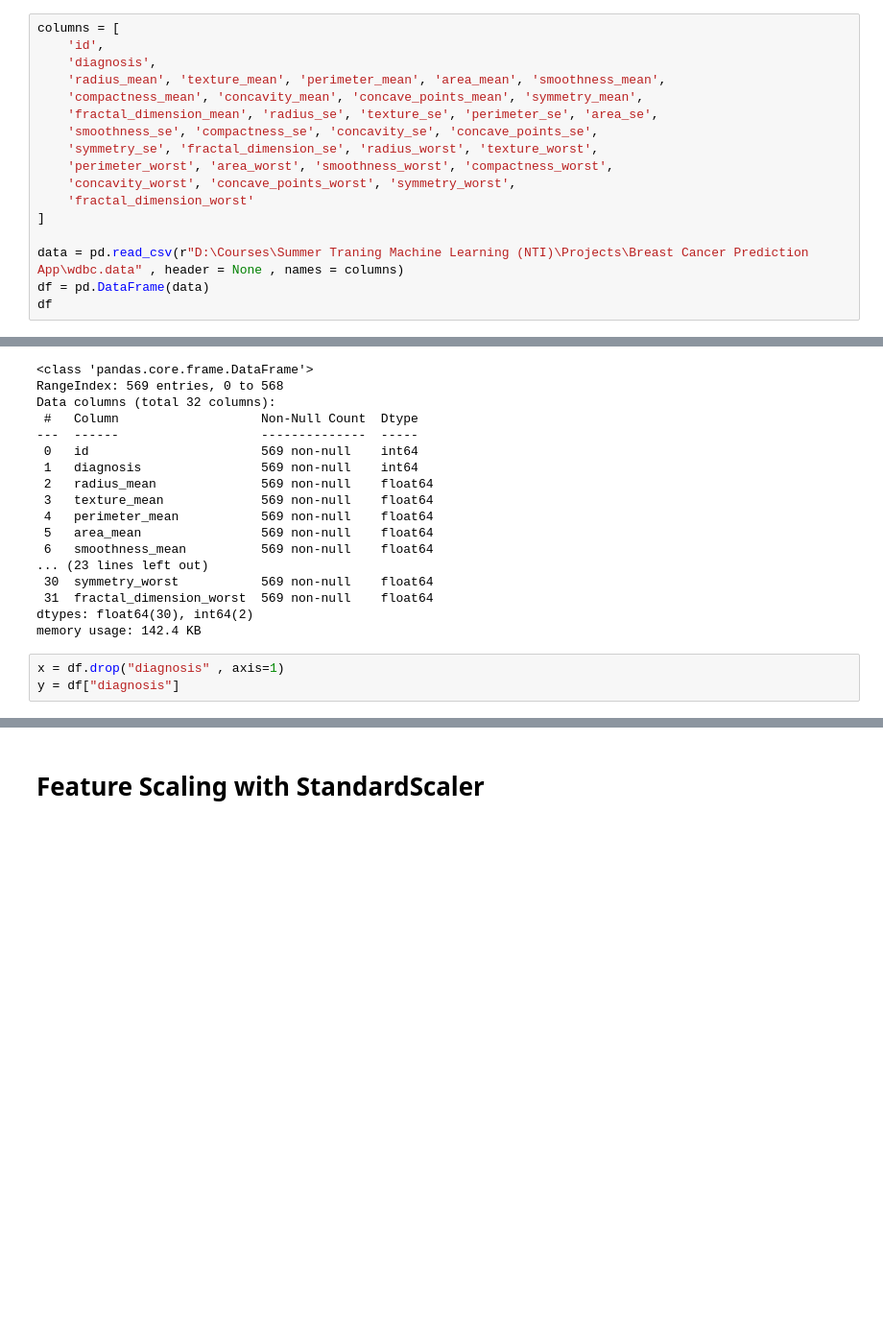
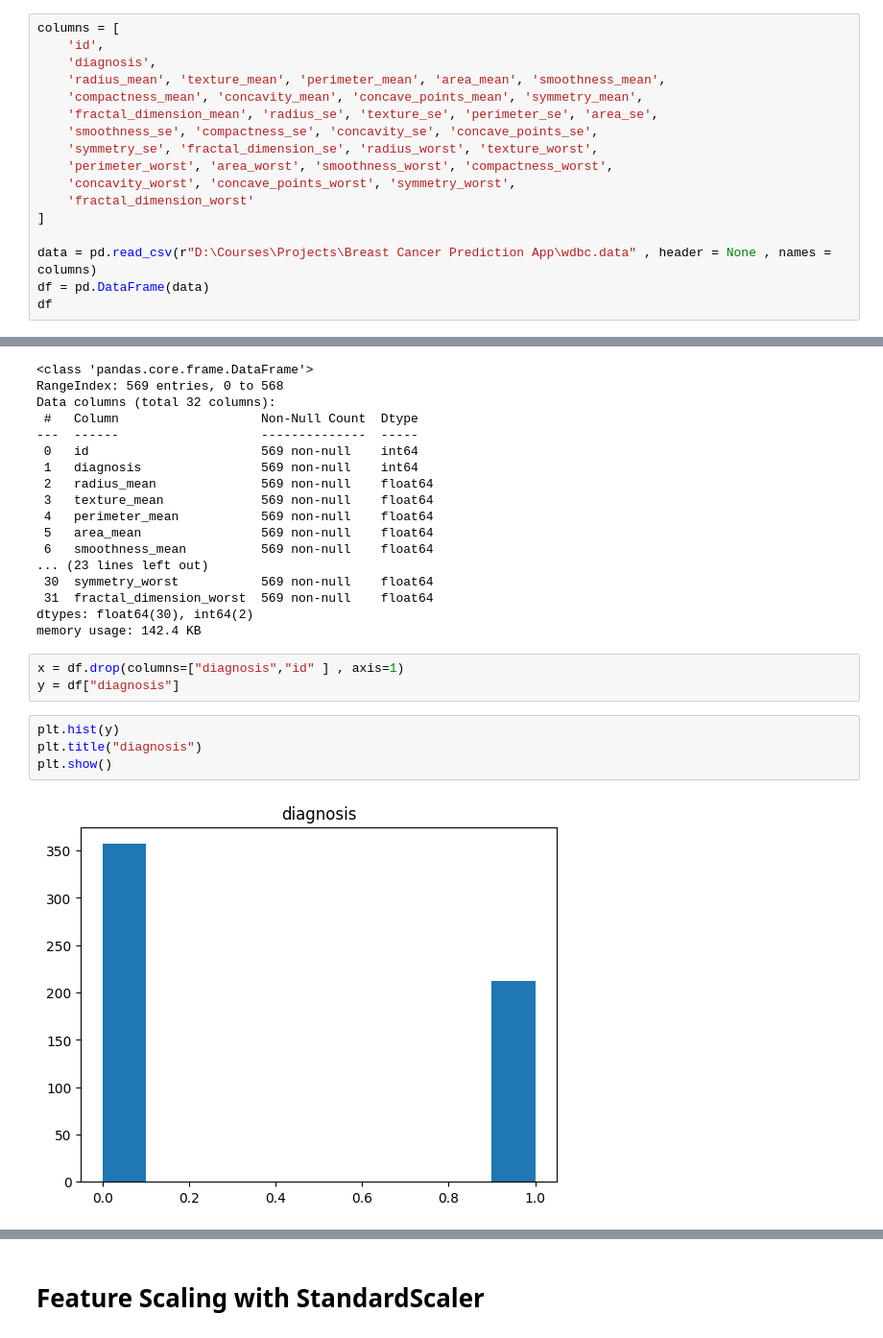
Before and after one commit to Abdelaziz-Mohamed-eng/breast-cancer-prediction-app, a Jupyter notebook: wdbc.ipynb, the cells around one changed output, grey strips where cells are left out. Shown at 96% size. Cells and saved outputs as stored; diff of their text form; blank space fills up the shorter version.

```diff
--- a/wdbc.ipynb
+++ b/wdbc.ipynb
@@ -20,7 +24,7 @@ columns = [
     'fractal_dimension_worst'
 ]
 
-data = pd.read_csv(r"D:\Courses\Summer Traning Machine Learning (NTI)\Projects\Breast Cancer Prediction App\wdbc.data" , header = None , names = columns)
+data = pd.read_csv(r"D:\Courses\Projects\Breast Cancer Prediction App\wdbc.data" , header = None , names = columns)
 df = pd.DataFrame(data)
 df
 # %% [output]
@@ -119,5 +123,11 @@ Data columns (total 32 columns):
 dtypes: float64(30), int64(2)
 memory usage: 142.4 KB
 # %%
-x = df.drop("diagnosis" , axis=1)
+x = df.drop(columns=["diagnosis","id" ] , axis=1)
 y = df["diagnosis"]
+# %%
+plt.hist(y)
+plt.title("diagnosis")
+plt.show()
+# %% [output]
+[figure, added]
```
Also changed, not shown: parts of 6 cells of this notebook, 2 other files.
